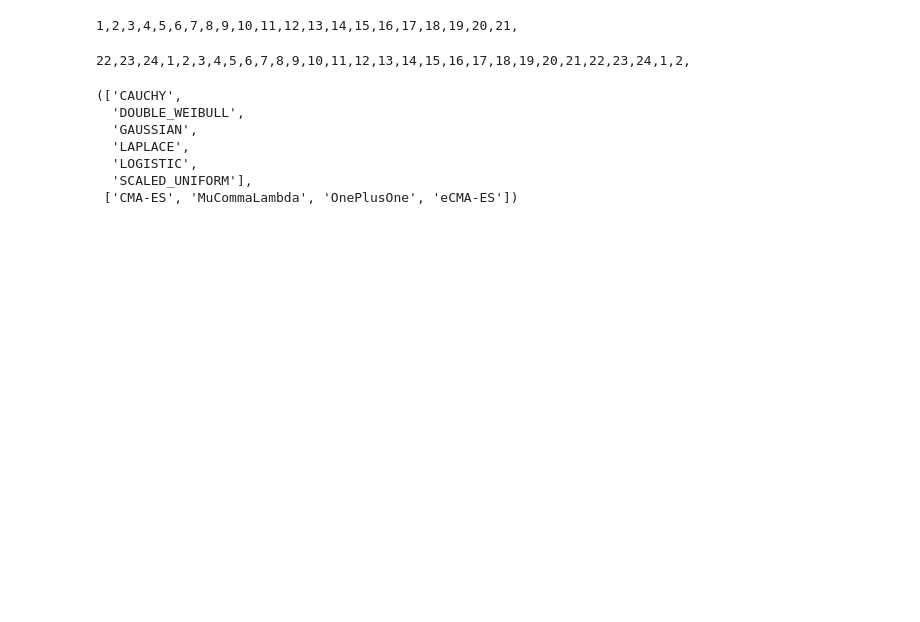
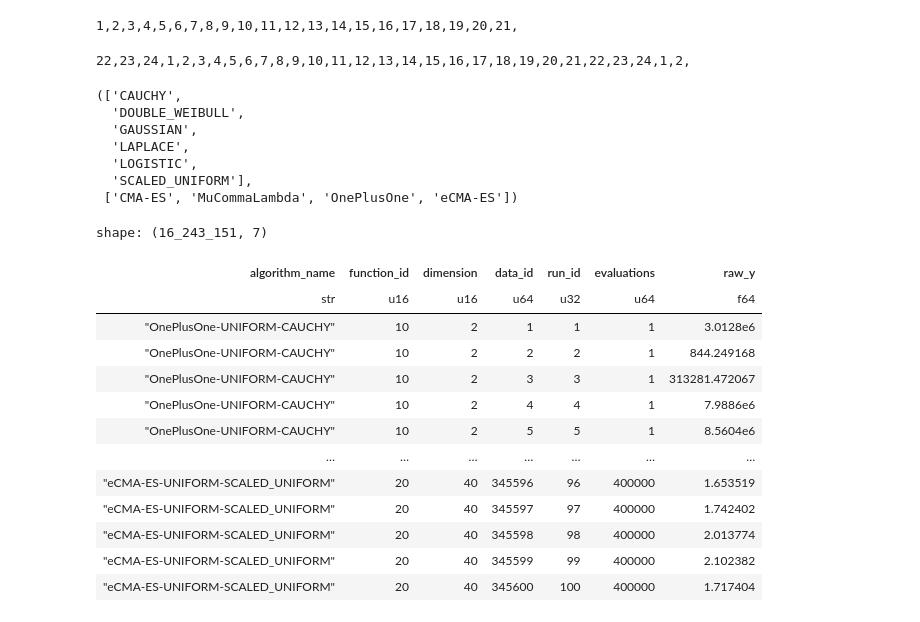
Before and after one commit to IOHprofiler/ModularCMAES, a Jupyter notebook: scripts/distributions/ecdf_plots.ipynb, the cells around one changed output. Cells and saved outputs as stored; diff of their text form; code cells hidden in the pictures; blank space fills up the shorter version.

```diff
--- a/scripts/distributions/ecdf_plots.ipynb
+++ b/scripts/distributions/ecdf_plots.ipynb
@@ -204,6 +204,23 @@ nice_alg_names = {
     'CMA-ES': '($\mu/\mu_W$, $\lambda$)-CMA-ES',
     'eCMA-ES': '($\mu/\mu_W$ + $\lambda$)-CMA-ES',
 }
+# %%
+df
+# %% [output]
+shape: (16_243_151, 7)
+| algorithm_name | function_id | dimension | data_id | run_id | evaluations | raw_y |
+| str | u16 | u16 | u64 | u32 | u64 | f64 |
+| "OnePlusOne-UNIFORM-CAUCHY" | 10 | 2 | 1 | 1 | 1 | 3.0128e6 |
+| "OnePlusOne-UNIFORM-CAUCHY" | 10 | 2 | 2 | 2 | 1 | 844.249168 |
+| "OnePlusOne-UNIFORM-CAUCHY" | 10 | 2 | 3 | 3 | 1 | 313281.472067 |
+| "OnePlusOne-UNIFORM-CAUCHY" | 10 | 2 | 4 | 4 | 1 | 7.9886e6 |
+| "OnePlusOne-UNIFORM-CAUCHY" | 10 | 2 | 5 | 5 | 1 | 8.5604e6 |
+| … | … | … | … | … | … | … |
+| "eCMA-ES-UNIFORM-SCALED_UNIFORM" | 20 | 40 | 345596 | 96 | 400000 | 1.653519 |
+| "eCMA-ES-UNIFORM-SCALED_UNIFORM" | 20 | 40 | 345597 | 97 | 400000 | 1.742402 |
+| "eCMA-ES-UNIFORM-SCALED_UNIFORM" | 20 | 40 | 345598 | 98 | 400000 | 2.013774 |
+| "eCMA-ES-UNIFORM-SCALED_UNIFORM" | 20 | 40 | 345599 | 99 | 400000 | 2.102382 |
+| "eCMA-ES-UNIFORM-SCALED_UNIFORM" | 20 | 40 | 345600 | 100 | 400000 | 1.717404 |
 # %%
 
 colors = dict(zip(samplers, mcolors.TABLEAU_COLORS))
```
Also changed, not shown: parts of 7 cells of this notebook, 10 other files.
